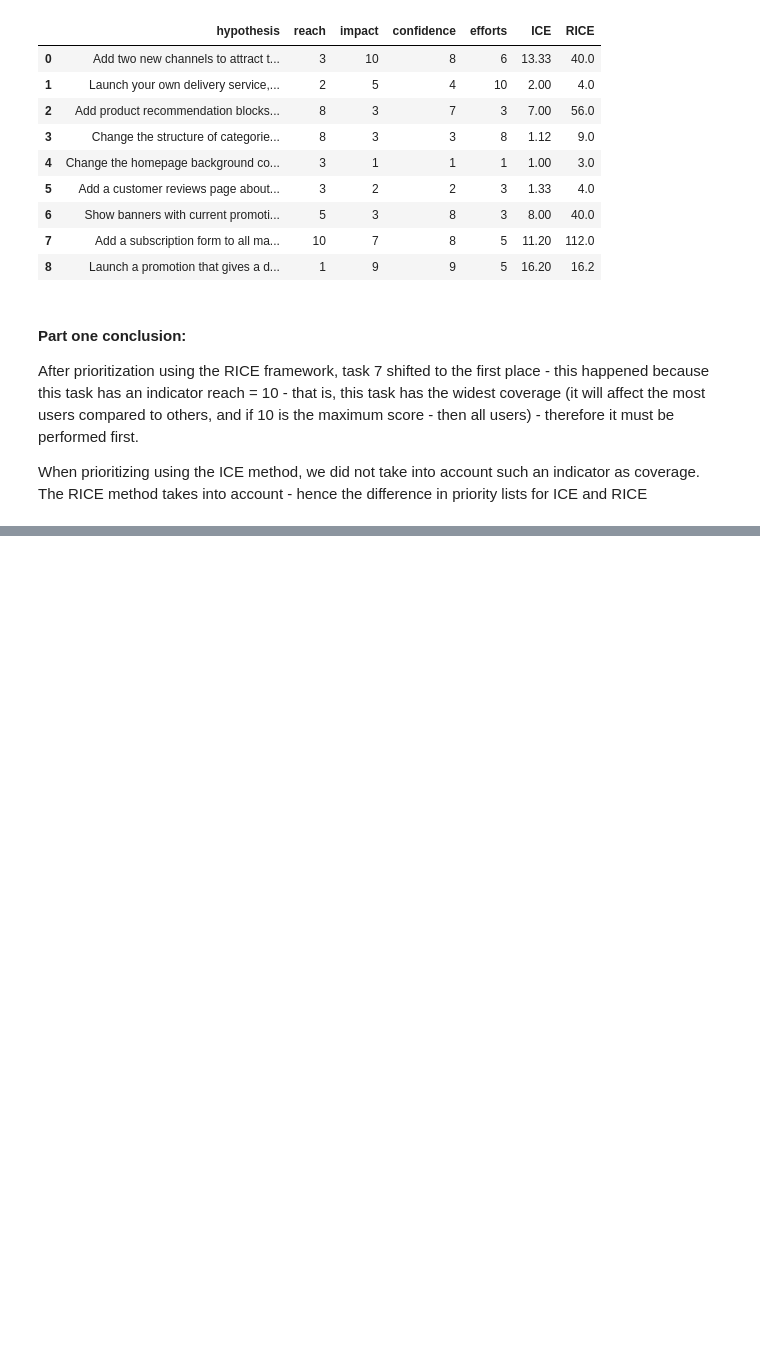
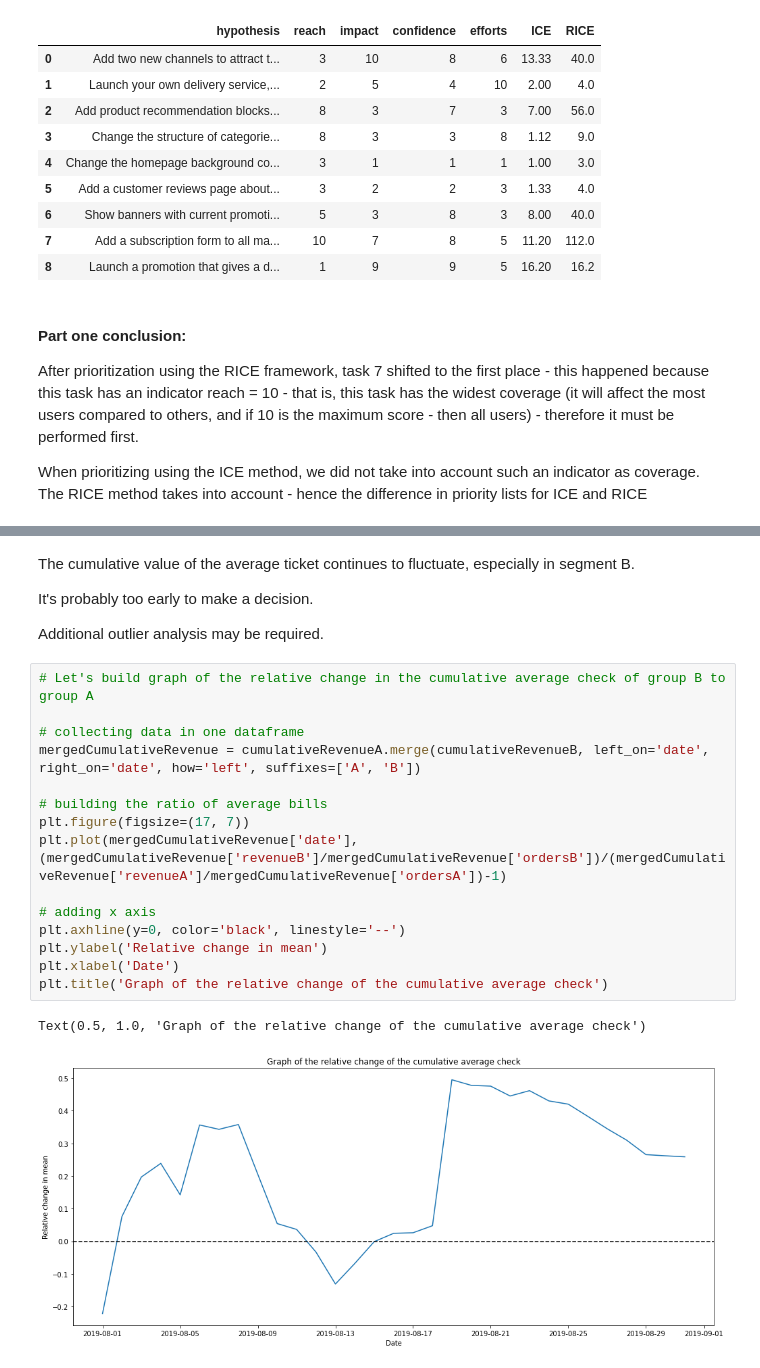
Before and after one commit to mgrigorii/business-decision-making, a Jupyter notebook: business-decision-making.ipynb, the cells around one changed output, grey strips where cells are left out. Saved outputs shown, nothing was run; the diff lists cells and outputs as text; blank space fills up the shorter version.

```diff
--- a/business-decision-making.ipynb
+++ b/business-decision-making.ipynb
@@ -119,0 +303,24 @@ When prioritizing using the ICE method, we did not take into account such an ind
+# %% [markdown]
+The cumulative value of the average ticket continues to fluctuate, especially in segment B.
+
+It's probably too early to make a decision.
+
+Additional outlier analysis may be required.
+# %%
+# Let's build graph of the relative change in the cumulative average check of group B to group A
+
+# collecting data in one dataframe
+mergedCumulativeRevenue = cumulativeRevenueA.merge(cumulativeRevenueB, left_on='date', right_on='date', how='left', suffixes=['A', 'B'])
+
+# building the ratio of average bills
+plt.figure(figsize=(17, 7))
+plt.plot(mergedCumulativeRevenue['date'], (mergedCumulativeRevenue['revenueB']/mergedCumulativeRevenue['ordersB'])/(mergedCumulativeRevenue['revenueA']/mergedCumulativeRevenue['ordersA'])-1)
+
+# adding x axis
+plt.axhline(y=0, color='black', linestyle='--')
+plt.ylabel('Relative change in mean')
+plt.xlabel('Date')
+plt.title('Graph of the relative change of the cumulative average check')
+# %% [output]
+Text(0.5, 1.0, 'Graph of the relative change of the cumulative average check')
+[figure, added]
```
Also changed, not shown: parts of 47 cells of this notebook.
